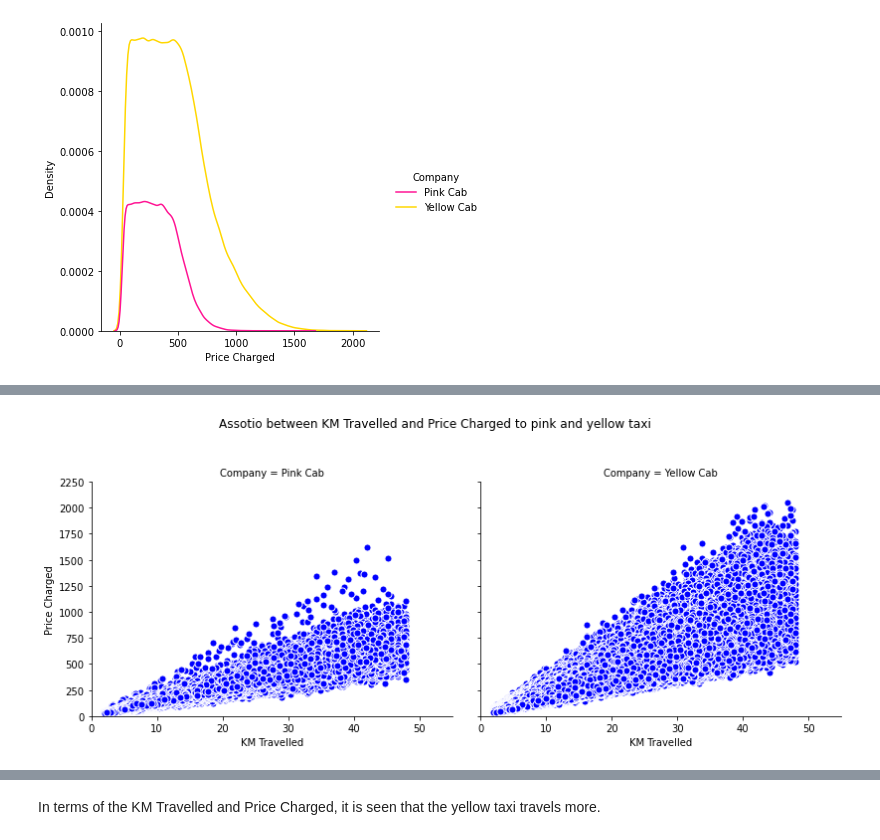
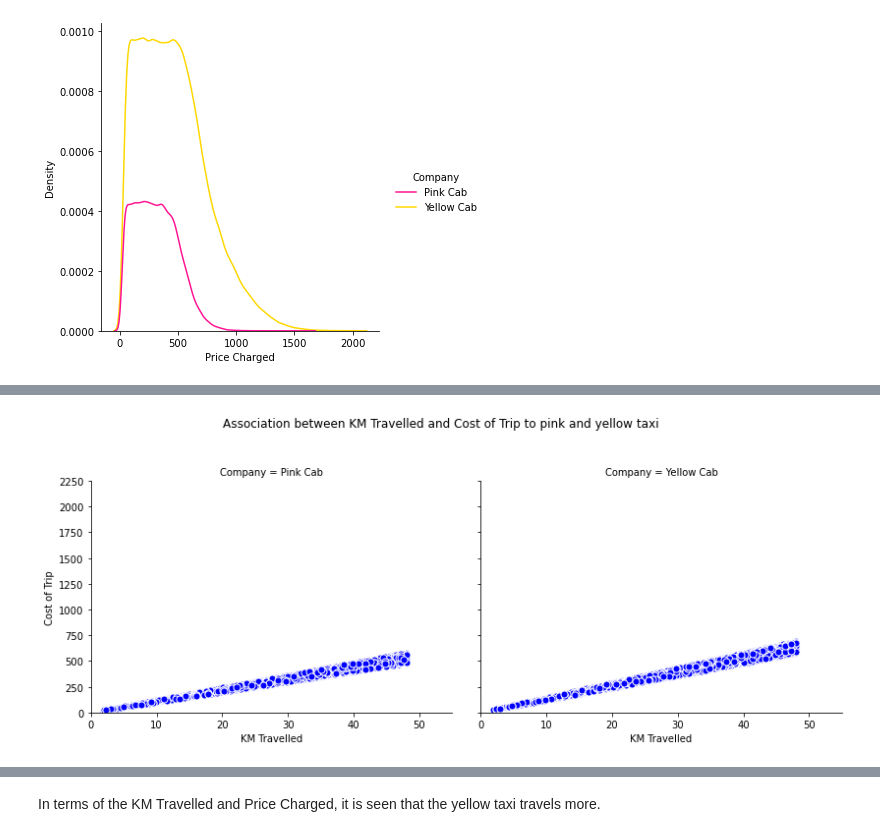
Before and after one commit to melisagozet/G2M, a Jupyter notebook: Week_2_Datasets_EDA.ipynb, the cells around one changed output, grey strips where cells are left out. Cells and saved outputs as stored; diff of their text form; code cells hidden in the pictures.

```diff
--- a/Week_2_Datasets_EDA.ipynb
+++ b/Week_2_Datasets_EDA.ipynb
@@ -204,3 +201,7 @@ sns.set_palette(sns.color_palette(color))
 sns.displot(data=cab_df,x="Price Charged",kind="kde",hue="Company");
 # %% [output]
 [figure]
+# %%
+color = ["deeppink","gold"]
+sns.set_palette(sns.color_palette(color))
+sns.displot(data=cab_df,x="KM Travelled",kind="kde",hue="Company");
@@ -206,0 +210,4 @@ sns.displot(data=cab_df,x="Price Charged",kind="kde",hue="Company");
+# %%
+color = ["deeppink","gold"]
+sns.set_palette(sns.color_palette(color))
+sns.displot(data=cab_df,x="Cost of Trip",kind="kde",hue="Company");
@@ -207,9 +216,9 @@ sns.displot(data=cab_df,x="Price Charged",kind="kde",hue="Company");
 # %%
 grap2 = sns.FacetGrid(cab_df, col="Company", margin_titles=True, height=4)
-grap2.map(plt.scatter, "KM Travelled", "Price Charged", color="blue", edgecolor="white", s=50, lw=1)
+grap2.map(plt.scatter, "KM Travelled", "Cost of Trip", color="blue", edgecolor="white", s=50, lw=1)
 grap2.set(xlim=(0, 55), ylim=(0, 2250));
 grap2.fig.set_size_inches(12,5)
 grap2.fig.subplots_adjust(top=.8)
-grap2.fig.suptitle("Assotio between KM Travelled and Price Charged to pink and yellow taxi");
+grap2.fig.suptitle("Association between KM Travelled and Cost of Trip to pink and yellow taxi");
 # %% [output]
-[figure, old version]
+[figure, new version]
```
Also changed, not shown: parts of 79 cells of this notebook, 4 other files.
